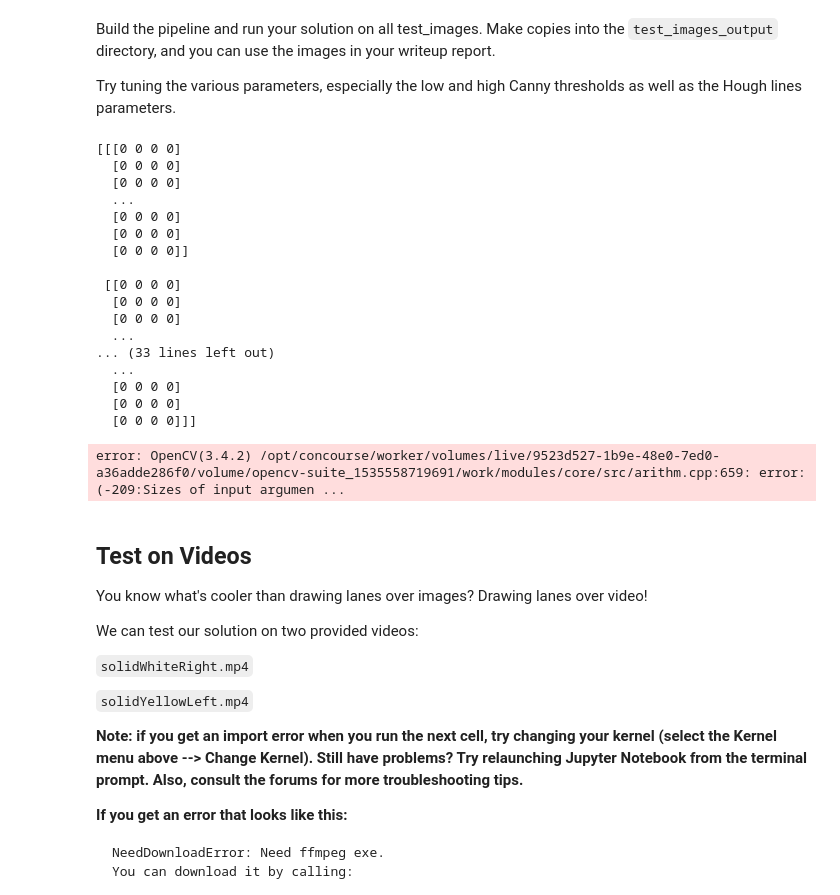
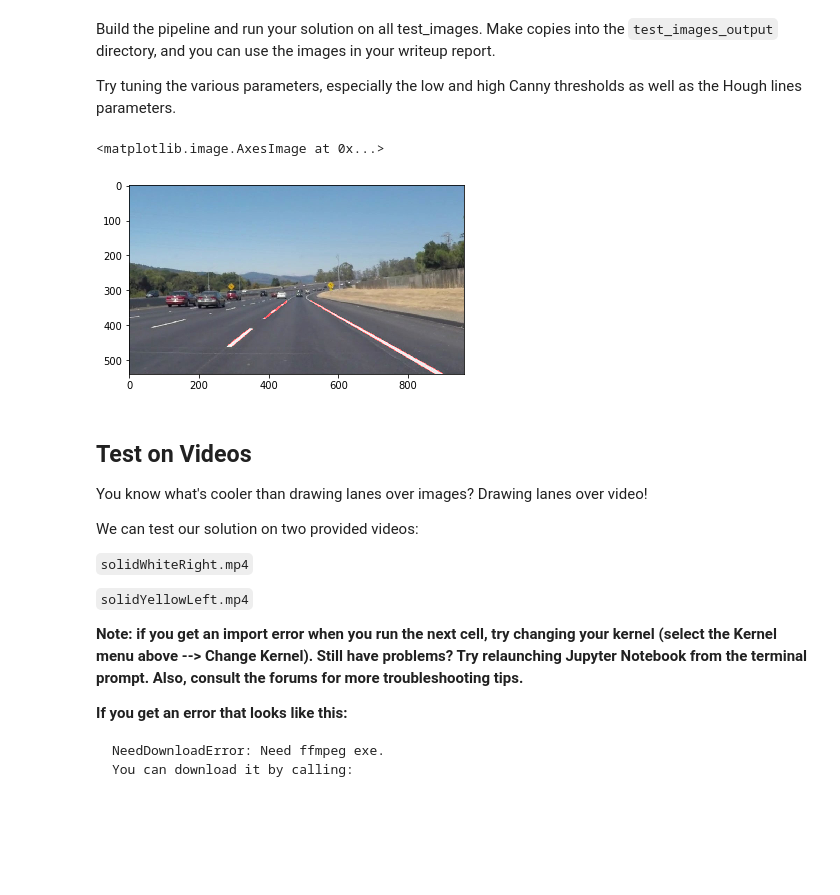
Before and after one commit to DiegelD/CarND-Finding-Lane-Lines, a Jupyter notebook: P1.ipynb, the cells around one changed output. Drawn from its saved outputs; the diff is of its cells as text; code cells hidden in the pictures; blank space fills up the shorter version.

Commit message:
Lane Detection is running on the low level.
First Parameter set up. Alle lanes in the example images getting detected.

```diff
--- a/P1.ipynb
+++ b/P1.ipynb
@@ -210,63 +210,46 @@ Try tuning the various parameters, especially the low and high Canny thresholds
 # then save them to the test_images_output directory.
 
 # Read in image
-image = mpimg.imread('test_images/solidYellowCurve.jpg')
+image = mpimg.imread('test_images/solidWhiteCurve.jpg')
 # Gray Scale Imag
 img_grey = grayscale(image)
 
 # Define a kernel size and apply Gaussian smoothing
 kernel_size = 5
 blur_gray = gaussian_blur(img_grey, kernel_size)
 
 # Define our parameters for Canny and apply
 low_threshold = 50
 high_threshold = 150
 edges = canny(blur_gray,low_threshold, high_threshold)
 
 # Create a masked edges image using cv2.fillPoly()
 imshape = image.shape
-vertices = np.array([[(0,imshape[0]),(450, 290), (490, 290), (imshape[1],imshape[0])]], dtype=np.int32)
-mask_img = region_of_interest(image, vertices )
+vertices = np.array([[(0,imshape[0]),(420, 330), (580, 330), (imshape[1],imshape[0])]], dtype=np.int32)
+mask_img = region_of_interest(edges, vertices)
 
 # Define the Hough transform parameters
 # Make a blank the same size as our image to draw on
-rho = 1 # distance resolution in pixels of the Hough grid
+rho = 2 # distance resolution in pixels of the Hough grid
 theta = np.pi/180 # angular resolution in radians of the Hough grid
-threshold = 1     # minimum number of votes (intersections in Hough grid cell)
-min_line_length = 5 #minimum number of pixels making up a line
-max_line_gap = 1    # maximum gap in pixels between connectable line segments
+threshold = 15     # minimum number of votes (intersections in Hough grid cell)
+min_line_length = 40 #minimum number of pixels making up a line
+max_line_gap =20 # maximum gap in pixels between connectable line segments
 line_image = np.copy(image)*0 # creating a blank to draw lines on
 
 # Run Hough transform
-lines = hough_lines(edges, rho, theta, threshold, min_line_length, max_line_gap)
-print (lines)
+lines_img = hough_lines(mask_img, rho, theta, threshold, min_line_length, max_line_gap)
 
-# Drwa lines on the img
-draw_lines(image, lines, color=[255, 0, 0], thickness=2)
+# Create a "color" binary image to combine with line image
+color_edges = np.dstack((edges, edges, edges))
 
 # Draw the lines on the edge image
-lines_edges  = weighted_img(lines, image, α=0.8, β=1., γ=0.)
+lines_edges  = weighted_img(image, lines_img, α=0.8, β=1., γ=0.)
 
 plt.imshow(lines_edges)
 # %% [output]
-[[[0 0 0 0]
-  [0 0 0 0]
-  [0 0 0 0]
-  ...
-  [0 0 0 0]
-  [0 0 0 0]
-  [0 0 0 0]]
-
- [[0 0 0 0]
-  [0 0 0 0]
-  [0 0 0 0]
-  ...
-... (33 lines left out)
-  ...
-  [0 0 0 0]
-  [0 0 0 0]
-  [0 0 0 0]]]
+<matplotlib.image.AxesImage at 0x...>
-error: OpenCV(3.4.2) /opt/concourse/worker/volumes/live/9523d527-1b9e-48e0-7ed0-a36adde286f0/volume/opencv-suite_1535558719691/work/modules/core/src/arithm.cpp:659: error: (-209:Sizes of input argumen ...
+[figure, added]
 # %% [markdown]
 ## Test on Videos
 
```
